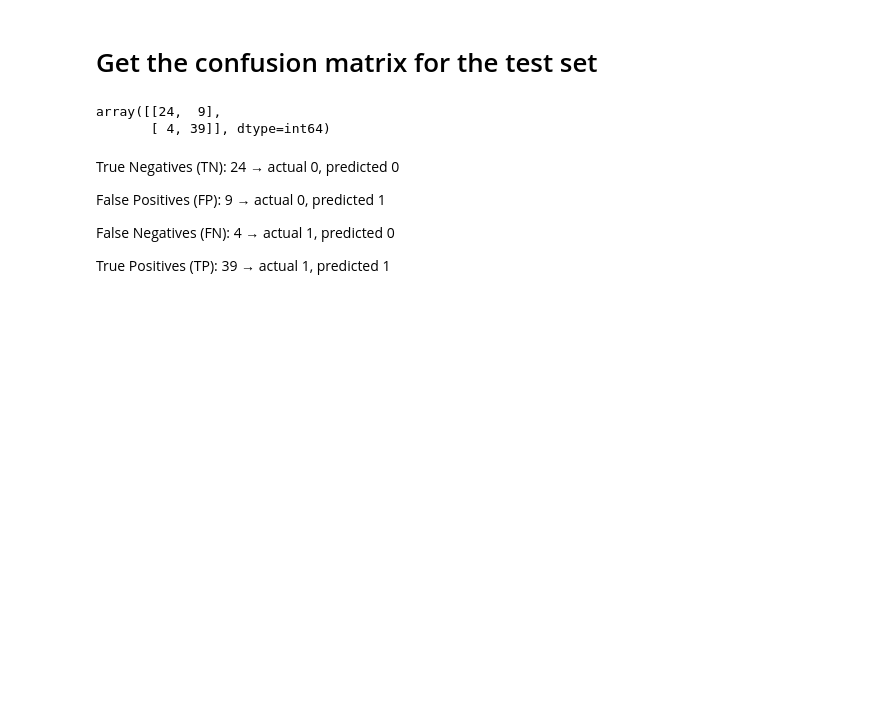
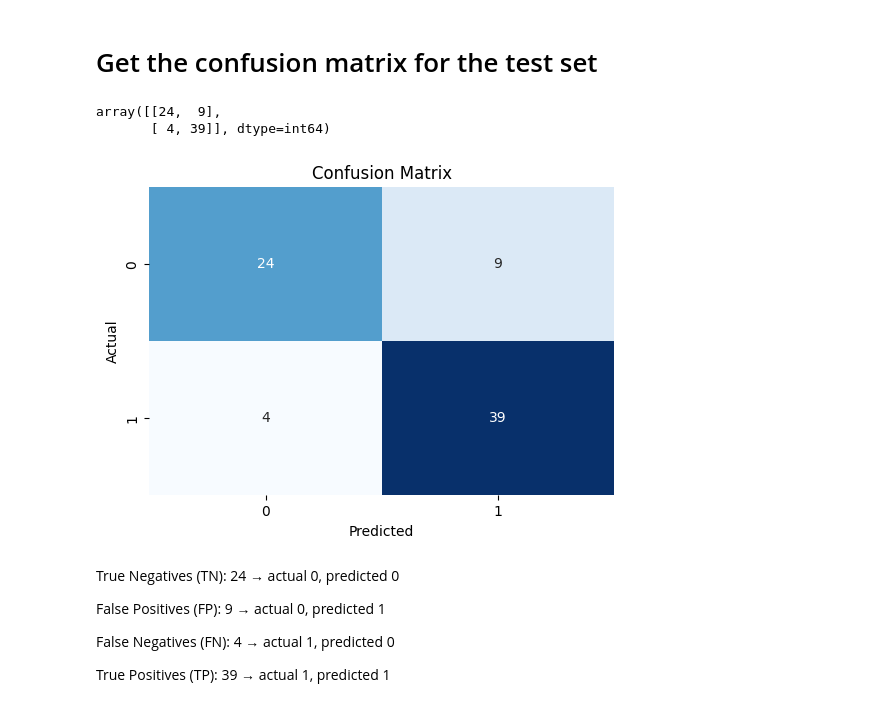
Before and after one commit to sharonkipruto-code/dsc-logistic-regression-in-scikit-learn-lab, a Jupyter notebook: index.ipynb, the cells around one changed output. Saved outputs shown, nothing was run; the diff lists cells and outputs as text; code cells hidden in the pictures; blank space fills up the shorter version.

Commit message:
added confussion matrix using seaborn

```diff
--- a/index.ipynb
+++ b/index.ipynb
@@ -152,6 +152,22 @@ conf_mat
 # %% [output]
 array([[24,  9],
        [ 4, 39]], dtype=int64)
+# %%
+#plot confussion matrix
+
+import matplotlib.pyplot as plt
+import seaborn as sns
+
+conf_mat=confusion_matrix(y_test,y_hat_test)
+
+plt.figure(figsize=(6,4))
+sns.heatmap(conf_mat, annot=True, fmt='d', cmap='Blues', cbar=False)
+plt.xlabel('Predicted')
+plt.ylabel('Actual')
+plt.title('Confusion Matrix')
+plt.show()
+# %% [output]
+[figure, added]
 # %% [markdown]
 True Negatives (TN): 24 → actual 0, predicted 0
 
```
